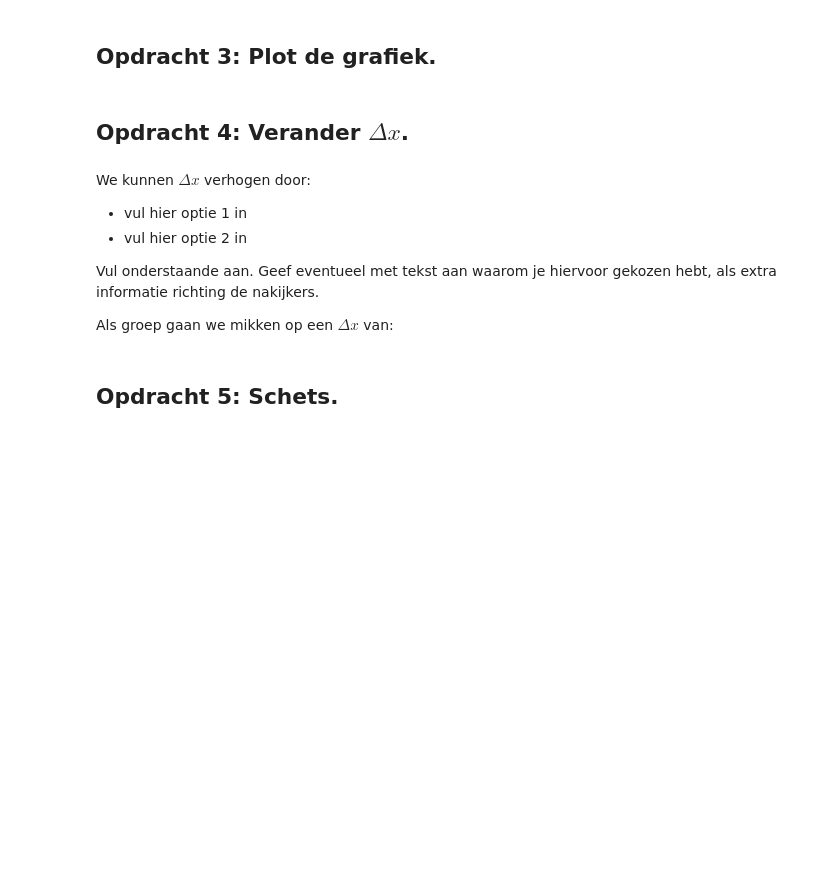
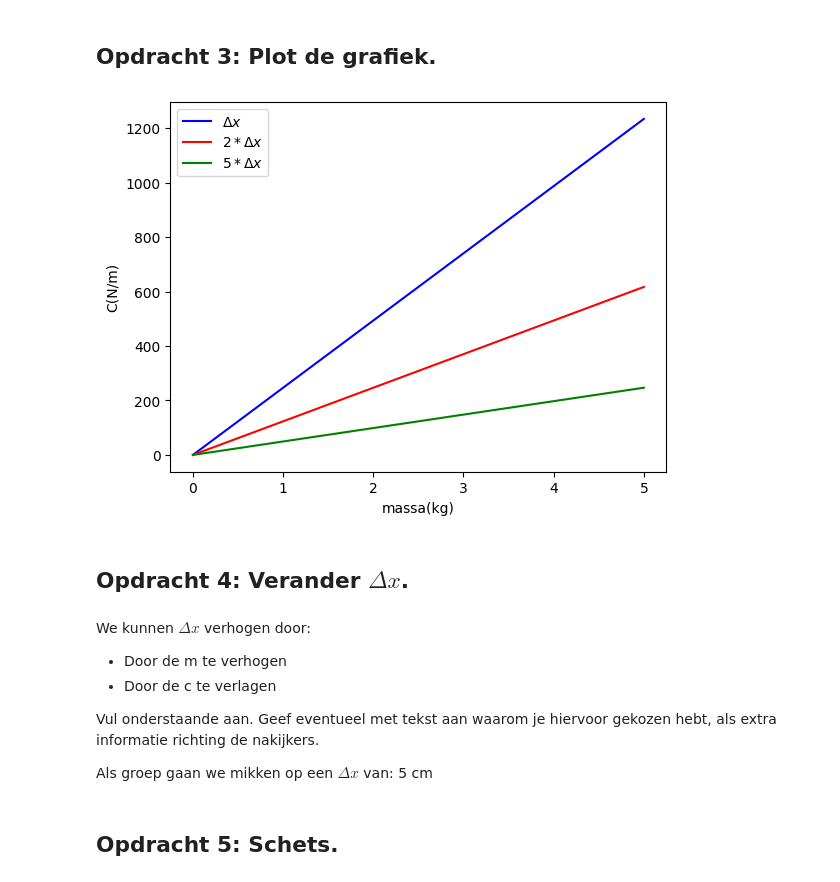
Before and after one commit to sjiemen/DEF_opdrachten_fork, a Jupyter notebook: FysiekeOntwerpopdrachten/5MaakEenOpstellingTrillingsvrij/Ontwerpopdracht5MaakEenOpstellingTrillingsvrijInvulTemplate.ipynb, the cells around one changed output. Cells and saved outputs as stored; diff of their text form; code cells hidden in the pictures; blank space fills up the shorter version.

```diff
--- a/FysiekeOntwerpopdrachten/5MaakEenOpstellingTrillingsvrij/Ontwerpopdracht5MaakEenOpstellingTrillingsvrijInvulTemplate.ipynb
+++ b/FysiekeOntwerpopdrachten/5MaakEenOpstellingTrillingsvrij/Ontwerpopdracht5MaakEenOpstellingTrillingsvrijInvulTemplate.ipynb
@@ -53,17 +80,32 @@ Vul onderstaande tabel in:
 # %%
 # Voeg hier je plot in. Lees goed de opdracht wat er in de grafiek moet staan!
 # Het is ook handig om je grafiek op te slaan, doe dat door met plt.savefig().
+m = np.linspace(0,5,300)
+def function(delta_x):
+    return m*g/delta_x
+
+
+plt.figure()
+plt.plot(m,function(dx),'b-', label = r'$\Delta{x}$')
+plt.plot(m,function(2*dx),'r-', label = r'$2*\Delta{x}$')
+plt.plot(m,function(5*dx),'g-', label = r'$5*\Delta{x}$')
+plt.xlabel('massa(kg)')
+plt.ylabel('C(N/m)')
+plt.legend()
+plt.show()
+# %% [output]
+[figure, added]
 # %% [markdown]
 ## Opdracht 4: Verander $\Delta x$.
 # %% [markdown]
 We kunnen $\Delta x$ verhogen door:
 
-- vul hier optie 1 in
-- vul hier optie 2 in
+- Door de m te verhogen
+- Door de c te verlagen
 
 Vul onderstaande aan. Geef eventueel met tekst aan waarom je hiervoor gekozen hebt, als extra informatie richting de nakijkers.
 
-Als groep gaan we mikken op een $\Delta x$ van:
+Als groep gaan we mikken op een $\Delta x$ van: 5 cm
 # %% [markdown]
 ## Opdracht 5: Schets.
 # %% [markdown]
```
Also changed, not shown: parts of 5 cells of this notebook.
